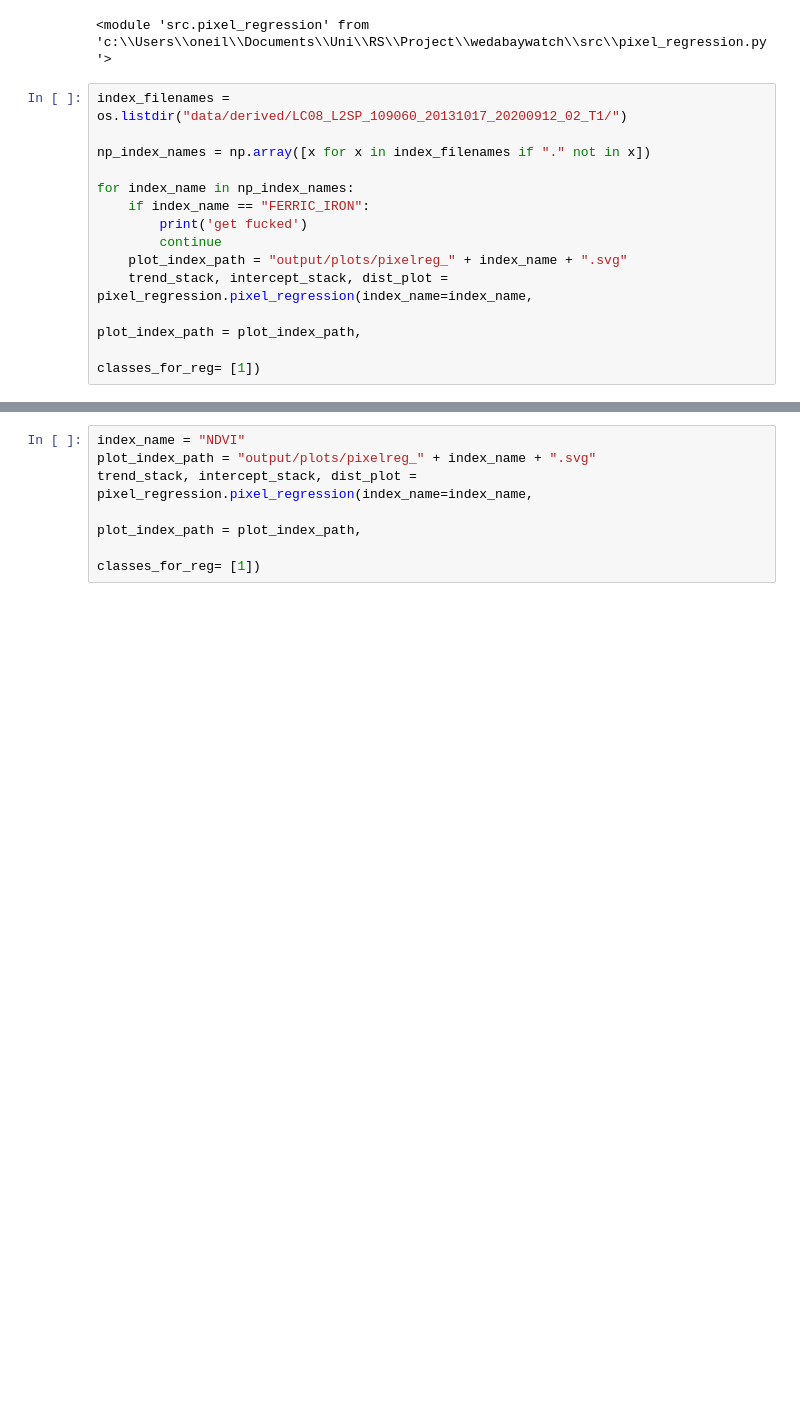
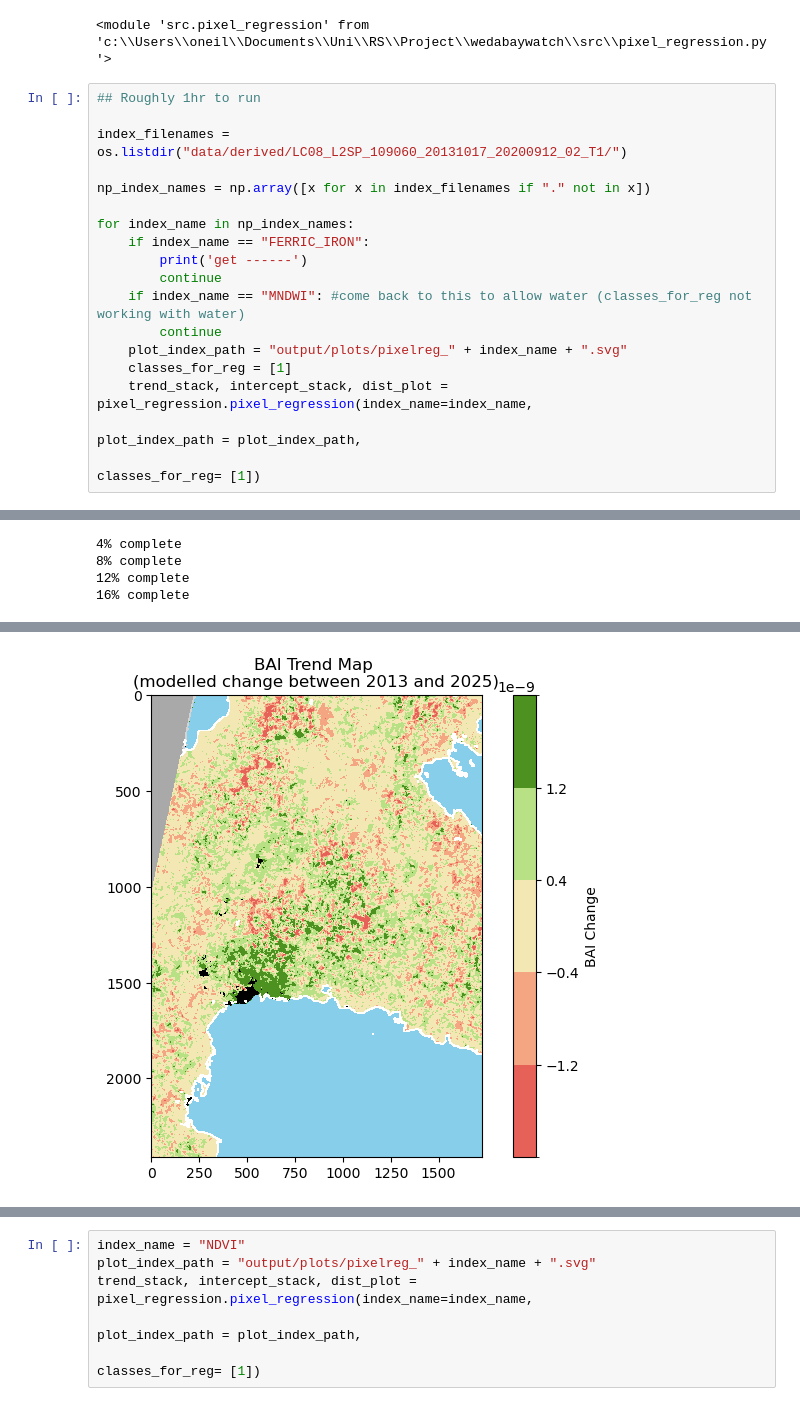
Before and after one commit to alterandos/wedabaywatch, a Jupyter notebook: pixel_regression.ipynb, the cells around one changed output, grey strips where cells are left out. Saved outputs shown, nothing was run; the diff lists cells and outputs as text; blank space fills up the shorter version.

```diff
--- a/pixel_regression.ipynb
+++ b/pixel_regression.ipynb
@@ -23,15 +23,20 @@ reload(pixel_regression)
 # %% [output]
 <module 'src.pixel_regression' from 'c:\\Users\\oneil\\Documents\\Uni\\RS\\Project\\wedabaywatch\\src\\pixel_regression.py'>
 # %%
+## Roughly 1hr to run
+
 index_filenames = os.listdir("data/derived/LC08_L2SP_109060_20131017_20200912_02_T1/")
 
 np_index_names = np.array([x for x in index_filenames if "." not in x])
 
 for index_name in np_index_names:
     if index_name == "FERRIC_IRON":
-        print('get fucked')
+        print('get ------')
+        continue
+    if index_name == "MNDWI": #come back to this to allow water (classes_for_reg not working with water)
         continue
     plot_index_path = "output/plots/pixelreg_" + index_name + ".svg"
+    classes_for_reg = [1]
     trend_stack, intercept_stack, dist_plot = pixel_regression.pixel_regression(index_name=index_name,
                                                                             plot_index_path = plot_index_path,
                                                                             classes_for_reg= [1])
@@ -40,0 +61,4 @@ array(['BAI', 'CMI', 'EVI', 'FERRIC_IRON', 'MNDWI', 'NDBI', 'NDGI',
+4% complete
+8% complete
+12% complete
+16% complete
@@ -40,0 +82 @@ array(['BAI', 'CMI', 'EVI', 'FERRIC_IRON', 'MNDWI', 'NDBI', 'NDGI',
+[figure, added]
```
Also changed, not shown: parts of 3 cells of this notebook, 10 other files.
